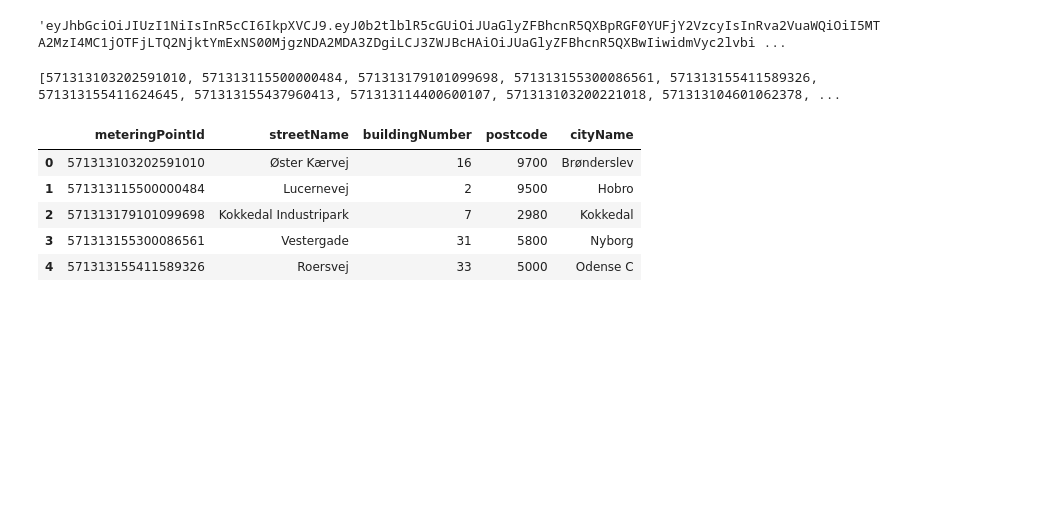
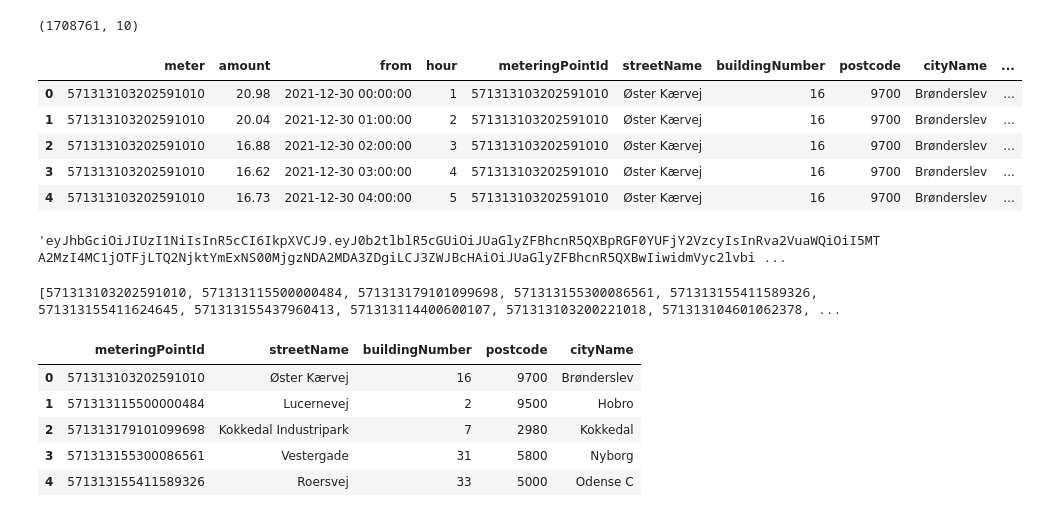
Before and after one commit to Mikkel-schmidt/elfor, a Jupyter notebook: Code/Hent_data.ipynb, the cells around one changed output. Drawn from its saved outputs; the diff is of its cells as text; code cells hidden in the pictures; blank space fills up the shorter version.

```diff
--- a/Code/Hent_data.ipynb
+++ b/Code/Hent_data.ipynb
@@ -577,3 +564,16 @@ def besp():
+# %%
+df_mid.shape
+# %% [output]
+(1708761, 10)
+# %%
+df_mid.head()
+# %% [output]
+|  | meter | amount | from | hour | meteringPointId | streetName | buildingNumber | postcode | cityName | ... |
+| 0 | 571313103202591010 | 20.98 | 2021-12-30 00:00:00 | 1 | 571313103202591010 | Øster Kærvej | 16 | 9700 | Brønderslev | ... |
+| 1 | 571313103202591010 | 20.04 | 2021-12-30 01:00:00 | 2 | 571313103202591010 | Øster Kærvej | 16 | 9700 | Brønderslev | ... |
+| 2 | 571313103202591010 | 16.88 | 2021-12-30 02:00:00 | 3 | 571313103202591010 | Øster Kærvej | 16 | 9700 | Brønderslev | ... |
+| 3 | 571313103202591010 | 16.62 | 2021-12-30 03:00:00 | 4 | 571313103202591010 | Øster Kærvej | 16 | 9700 | Brønderslev | ... |
+| 4 | 571313103202591010 | 16.73 | 2021-12-30 04:00:00 | 5 | 571313103202591010 | Øster Kærvej | 16 | 9700 | Brønderslev | ... |
 # %%
 #token = get_token()
 #token
```
Also changed, not shown: parts of 9 cells of this notebook, 2 other files.
